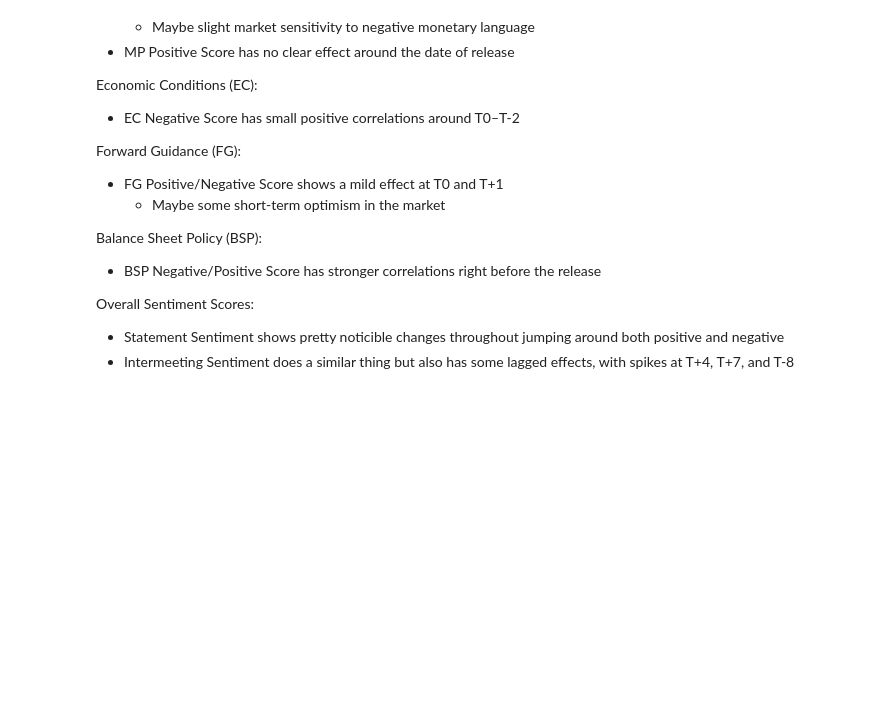
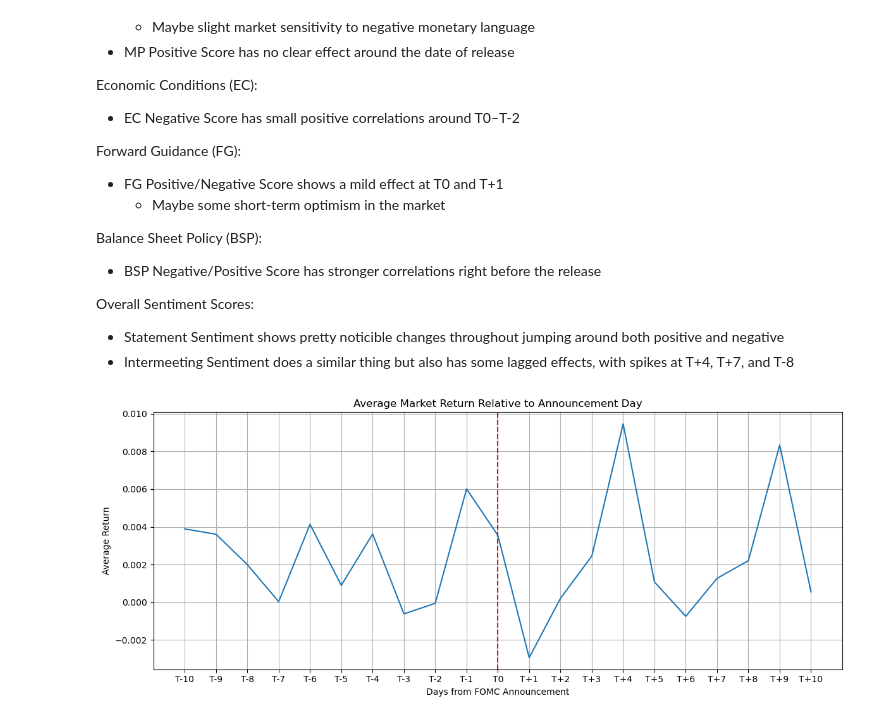
Before and after one commit to jonahnathan0/Fed_Announcements, a Jupyter notebook: EDA.ipynb, the cells around one changed output. Saved outputs shown, nothing was run; the diff lists cells and outputs as text; code cells hidden in the pictures; blank space fills up the shorter version.

```diff
--- a/EDA.ipynb
+++ b/EDA.ipynb
@@ -64,0 +66,19 @@ Overall Sentiment Scores:
+# %%
+# Lets make some different figures though
+# This one shows Average Return by Day Relative to FOMC Announcements
+
+daily_avg_returns = df[return_cols].mean().reset_index()
+daily_avg_returns.columns = ['Day', 'Avg_Return']
+daily_avg_returns['Day'] = daily_avg_returns['Day']
+
+plt.figure(figsize=(12, 5))
+sns.lineplot(data=daily_avg_returns, x='Day', y='Avg_Return')
+plt.axvline('T0', color='red', linestyle='--')
+plt.title('Average Market Return Relative to Announcement Day')
+plt.xlabel('Days from FOMC Announcement')
+plt.ylabel('Average Return')
+plt.grid(True)
+plt.tight_layout()
+plt.show()
+# %% [output]
+[figure, added]
```
Also changed, not shown: parts of 1 cell of this notebook, 1 other file.
